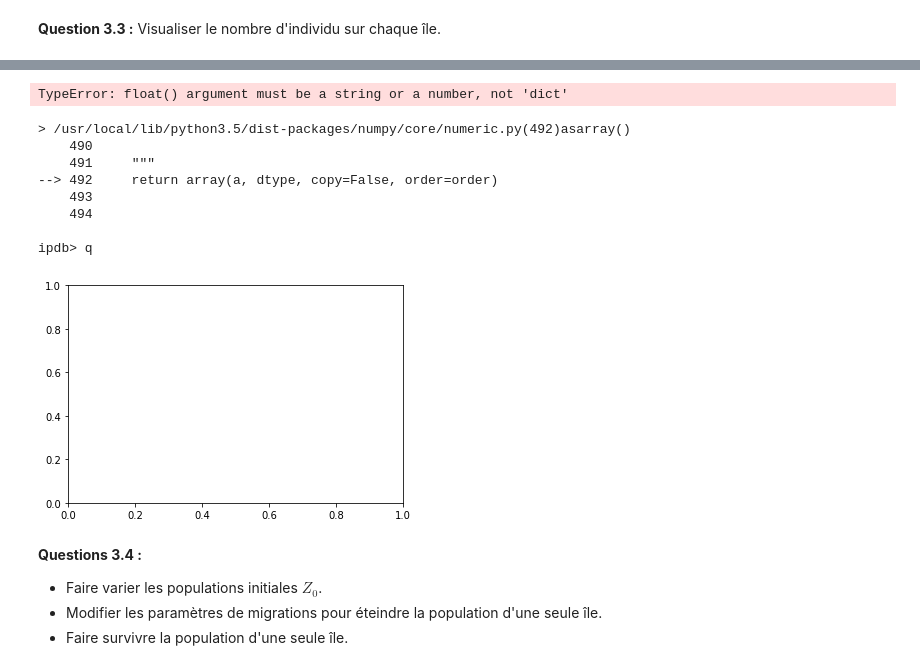
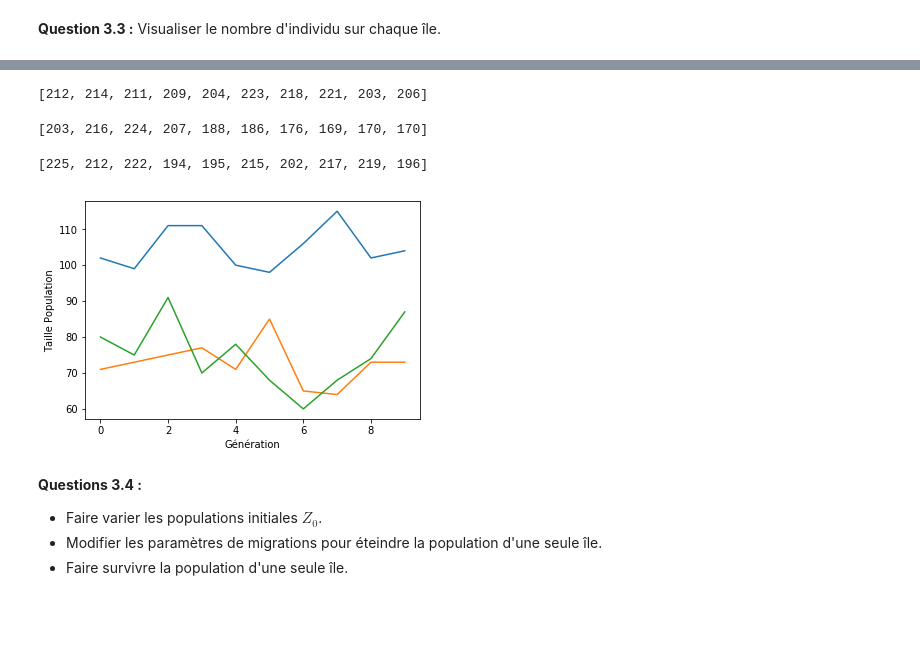
Before and after one commit to totijaga78/totijaga78, a Jupyter notebook: Sujet_Dynamique_Population_Etud.ipynb, the cells around one changed output, grey strips where cells are left out. Cells and saved outputs as stored; diff of their text form; code cells hidden in the pictures; blank space fills up the shorter version.

```diff
--- a/Sujet_Dynamique_Population_Etud.ipynb
+++ b/Sujet_Dynamique_Population_Etud.ipynb
@@ -359,3 +353,3 @@ def update_populations_with_migrations(Z,P,M,n):
 # %%
-update_populations_with_migrations(Z,P,M)
+update_populations_with_migrations(Z,P,M,n)
 # %% [output]
@@ -369,46 +358,0 @@ Automatic pdb calling has been turned ON
-# %%
-p = {0 : 0.4,
-     1 : 0.3,
-     2 : 0.2,
-     3 : 0.1} # Number of descendants
-np.testing.assert_almost_equal(sum(p.values()),1)
-
-P = {'A' : p,
-     'B' : p,
-     'C' : p} # Galton Watson parameter on each island
-
-Z = {'A' : 40,
-     'B' : 1000,
-     'C' : 400} #Initial Population
-
-M = {('A','B') : 0.02, # Migration ratio from island 'A' to island 'B'
-     ('B','A') : 0.02,
-     ('A','C') : 0.05,
-     ('C','A') : 0.05,
-     ('B','C') : 0.01,
-     ('C','B') : 0.01}
-
-n = 10 #Number of generations
-
-W = update_populations_with_migrations(Z,P,M)
-
-def plot_POPULATIONS(W,p):
-    plt.figure()
-    plt.plot(M)
-    plt.legend(["Island "+i for i in p])
-    plt.xlabel("Génération")
-    plt.ylabel("Fréquence allèle dans population")
-    plt.show()
-    return
-plot_POPULATIONS(M,p)
-# %% [output]
-TypeError: float() argument must be a string or a number, not 'dict'
-> /usr/local/lib/python3.5/dist-packages/numpy/core/numeric.py(492)asarray()
-    490
-    491     """
---> 492     return array(a, dtype, copy=False, order=order)
-    493
-    494
-
-ipdb> q
-[figure, removed]
@@ -415,3 +397,35 @@ ipdb> q
+# %%
+listeA_update_populations_with_migrations(Z,P,M,n)
+# %% [output]
+[212, 214, 211, 209, 204, 223, 218, 221, 203, 206]
+# %%
+listeB_update_populations_with_migrations(Z,P,M,n)
+# %% [output]
+[203, 216, 224, 207, 188, 186, 176, 169, 170, 170]
+# %%
+listeC_update_populations_with_migrations(Z,P,M,n)
+# %% [output]
+[225, 212, 222, 194, 195, 215, 202, 217, 219, 196]
+# %%
+def plot_populationZ(S,J,R):
+    '''
+    ->
+    Visualise the evolution of the population in 'L'
+    '''
+    plt.figure()
+    plt.plot(S)
+    plt.plot(J)
+    plt.plot(R)
+    plt.ylabel("Taille Population")
+    plt.xlabel("Génération")
+    plt.show()
+    return
+S=listeA_update_populations_with_migrations(Z,P,M,n)
+J=listeC_update_populations_with_migrations(Z,P,M,n)
+R=listeB_update_populations_with_migrations(Z,P,M,n)
+plot_populationZ(S,J,R)
+# %% [output]
+[figure, added]
 # %% [markdown]
 **Questions 3.4 :**
 - Faire varier les populations initiales $Z_0$.
```
Also changed, not shown: parts of 24 cells of this notebook.
